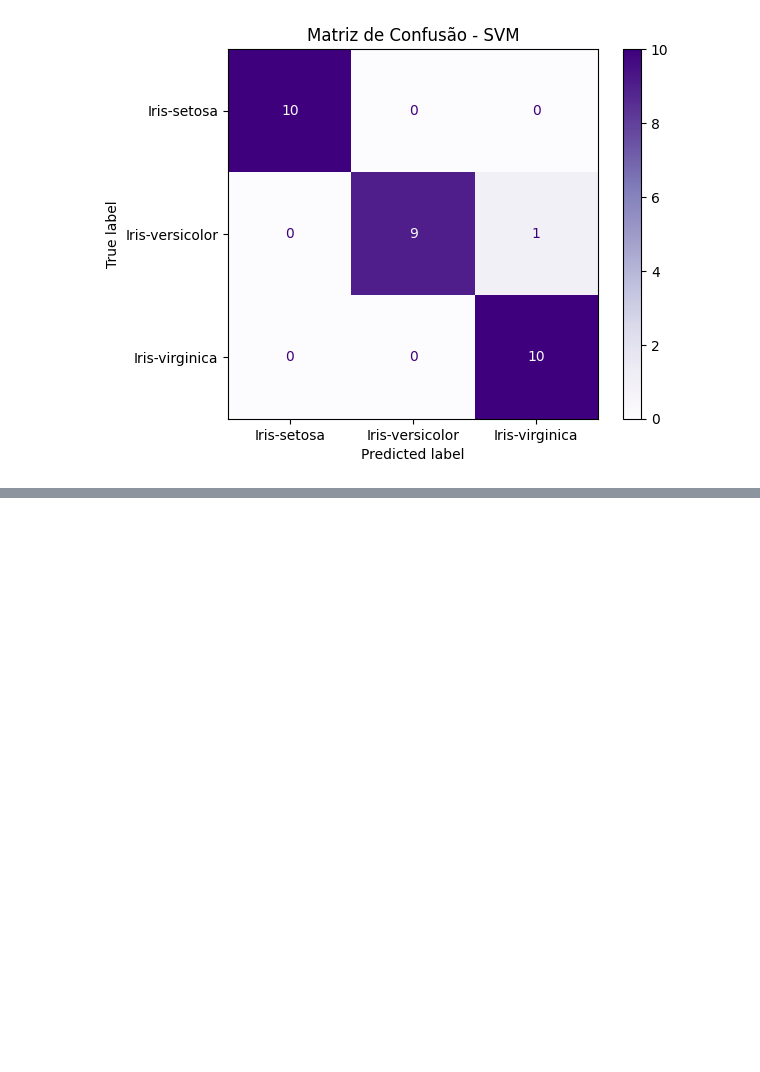
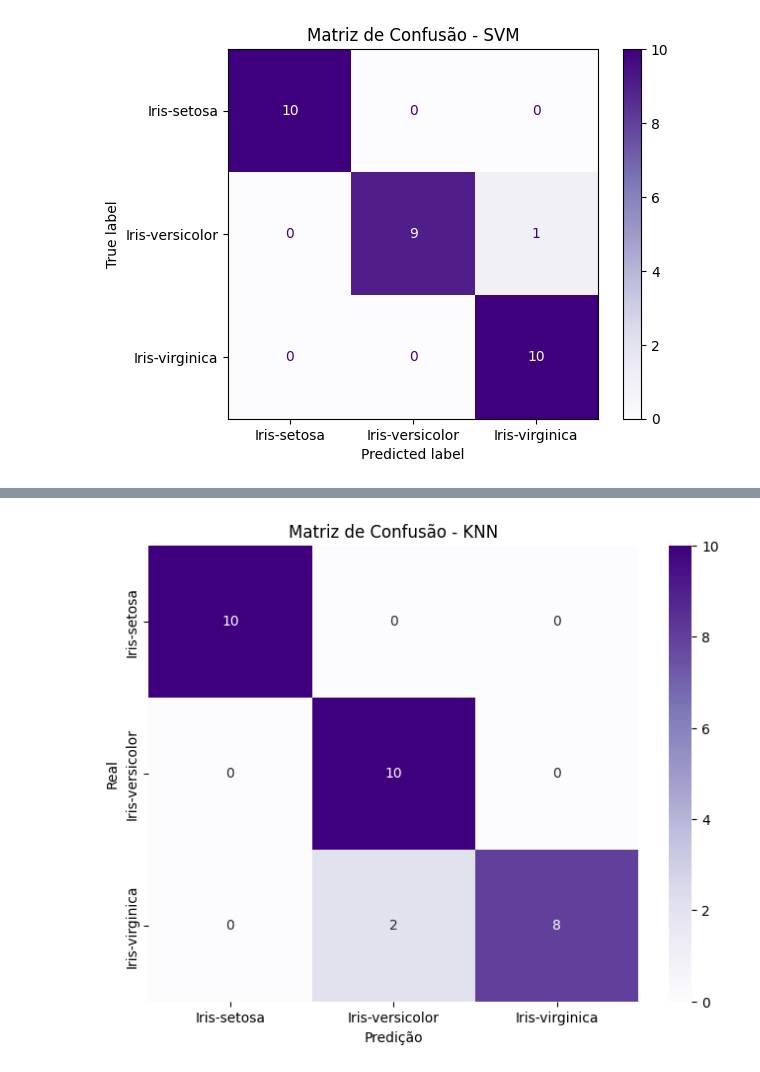
Before and after one commit to mdaefiol/clustering_classification, a Jupyter notebook: scripts/Atividade_ia.ipynb, the cells around one changed output, grey strips where cells are left out. Drawn from its saved outputs; the diff is of its cells as text; code cells hidden in the pictures; blank space fills up the shorter version.

```diff
--- a/scripts/Atividade_ia.ipynb
+++ b/scripts/Atividade_ia.ipynb
@@ -306,2 +449,14 @@ plt.show()
 # %%
-# grafico do modelo
+# Matriz de Confusão
+conf_matrix = confusion_matrix(y_test, y_pred)
+
+# Plotando a matriz de confusão
+plt.figure(figsize=(8, 6))
+sns.heatmap(conf_matrix, annot=True, fmt='d', cmap='Purples',
+            xticklabels=df['Species'].unique(), yticklabels=df['Species'].unique())
+plt.xlabel('Predição')
+plt.ylabel('Real')
+plt.title('Matriz de Confusão - KNN')
+plt.show()
+# %% [output]
+[figure, added]
```
Also changed, not shown: parts of 31 cells of this notebook.
